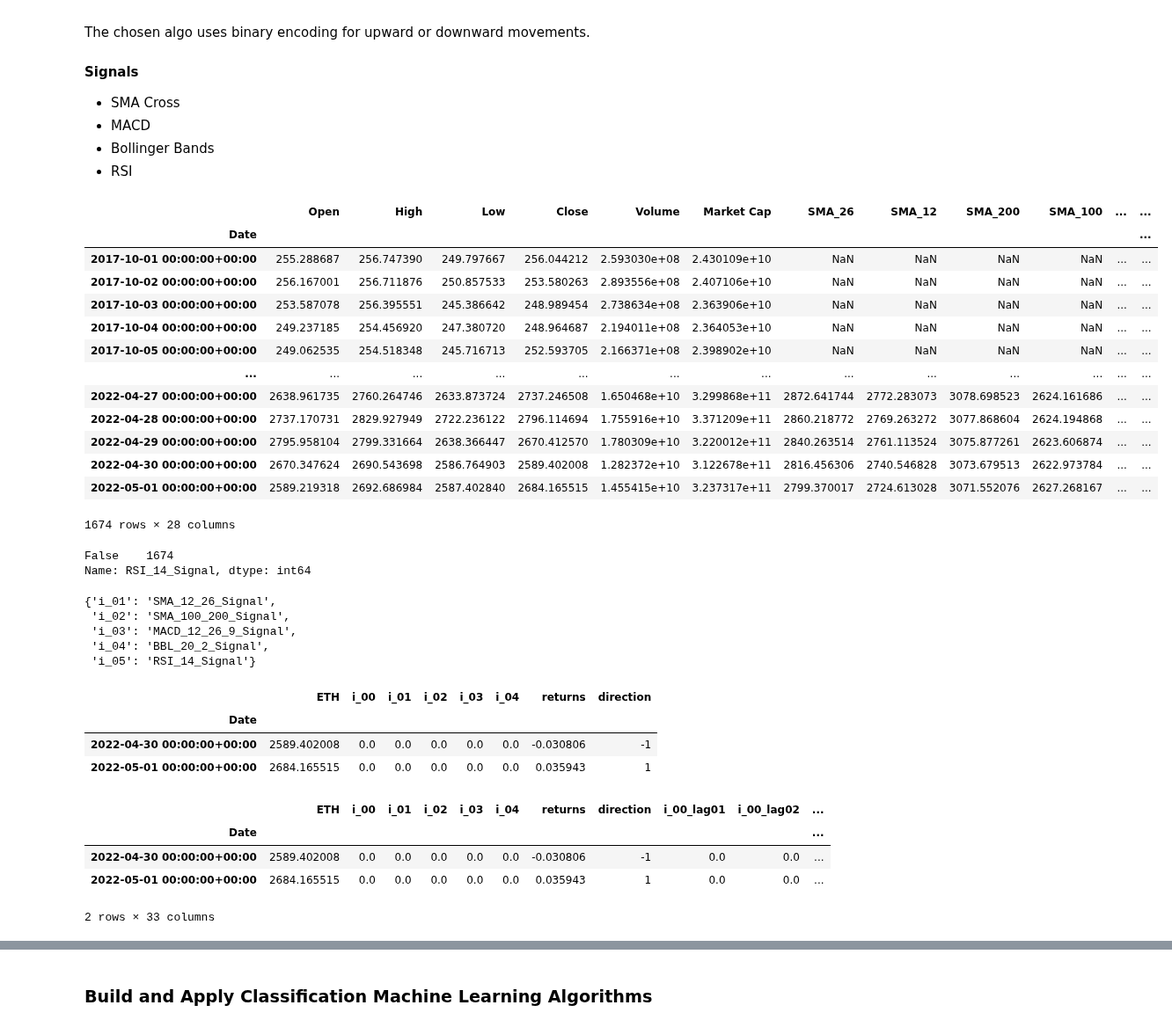
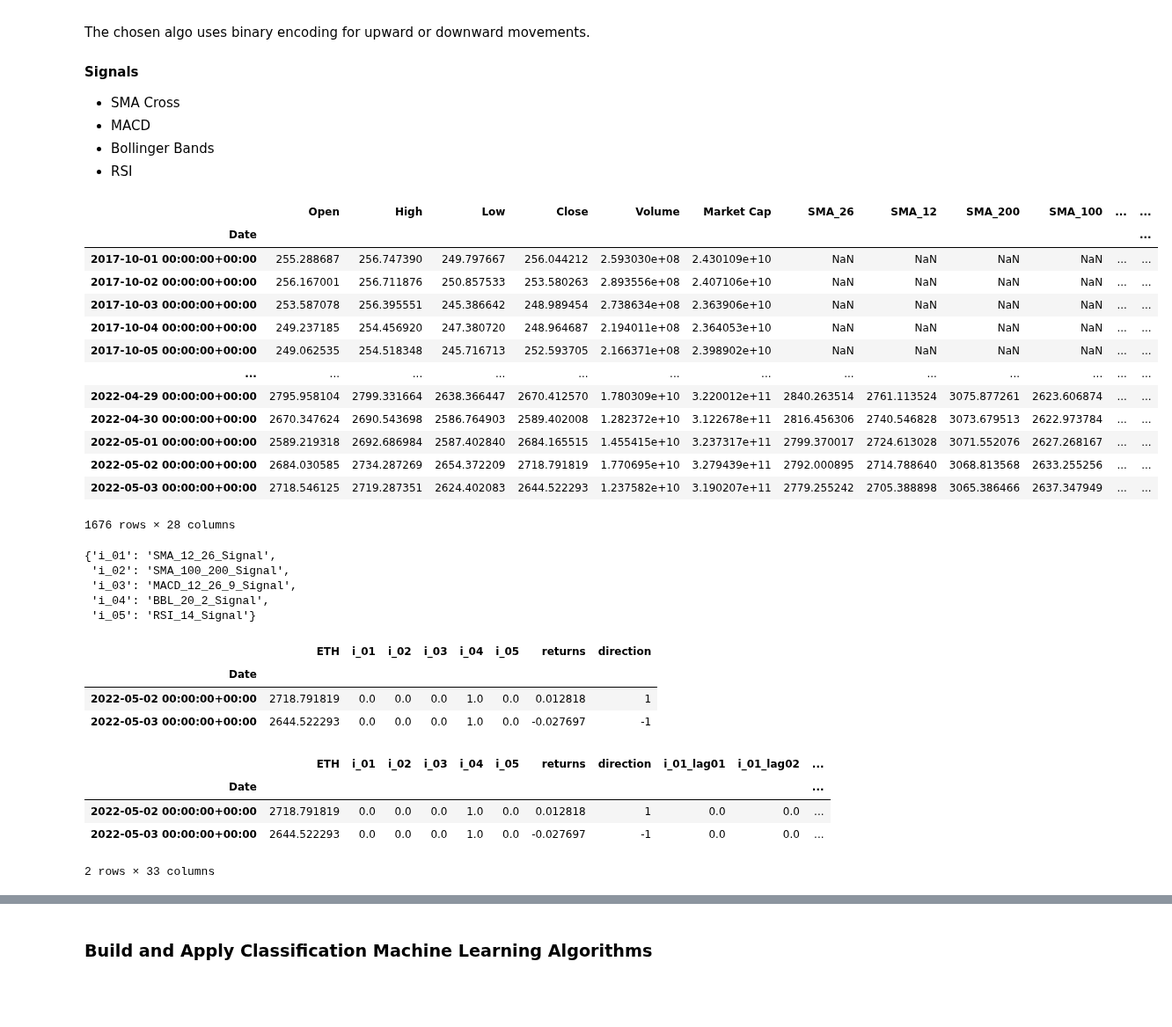
Before and after one commit to giocaizzi/surfingcrypto, a Jupyter notebook: notebooks/algotrading.ipynb, the cells around one changed output, grey strips where cells are left out. Shown at 88% size. Cells and saved outputs as stored; diff of their text form; code cells hidden in the pictures; blank space fills up the shorter version.

```diff
--- a/notebooks/algotrading.ipynb
+++ b/notebooks/algotrading.ipynb
@@ -122,45 +122,40 @@ signals = ts.df
 signals["SMA_12_26_Signal"] = signals.apply(sma_signal, axis=1)
 signals["SMA_100_200_Signal"] = signals.apply(sma_signal,args=(["SMA_100","SMA_200"],), axis=1)
 
 #MACD
 signals["MACD_12_26_9_Signal"] = signals.apply(macd_signal, axis=1)
 
 ## BB
 signals["PREV_STOCK"] = signals["Close"].shift(1)
 signals["PREV_LOWERBB"] = signals["BBL_20_2.0"].shift(1)
 signals["PREV_UPPERBB"] = signals["BBU_20_2.0"].shift(1)
-signals["BBL_20_2_Signal"] = signals.apply(bb_signal, args=(0),axis=1)
+signals["BBL_20_2_Signal"] = signals.apply(bb_signal, args=(0,),axis=1)
 signals["BBL_20_2_Signal"]=signals["BBL_20_2_Signal"].fillna(method="bfill")
 signals["BBL_20_2_Signal"]=signals["BBL_20_2_Signal"].fillna(method="ffill")
 
 # RSI
 signals["PREV_RSI"] = signals["RSI_14"].shift(1)
 signals["RSI_14_Signal"]=signals.apply(rsi_signal,axis=1)
 signals["RSI_14_Signal"]=signals["RSI_14_Signal"].fillna(method="bfill")
 signals["RSI_14_Signal"]=signals["RSI_14_Signal"].fillna(method="ffill")
 
 
 signals
 # %% [output]
 |  | Open | High | Low | Close | Volume | Market Cap | SMA_26 | SMA_12 | SMA_200 | SMA_100 | ... | ... |
 | Date |  |  |  |  |  |  |  |  |  |  |  | ... |
 | 2017-10-01 00:00:00+00:00 | 255.288687 | 256.747390 | 249.797667 | 256.044212 | 2.593030e+08 | 2.430109e+10 | NaN | NaN | NaN | NaN | ... | ... |
 | 2017-10-02 00:00:00+00:00 | 256.167001 | 256.711876 | 250.857533 | 253.580263 | 2.893556e+08 | 2.407106e+10 | NaN | NaN | NaN | NaN | ... | ... |
 | 2017-10-03 00:00:00+00:00 | 253.587078 | 256.395551 | 245.386642 | 248.989454 | 2.738634e+08 | 2.363906e+10 | NaN | NaN | NaN | NaN | ... | ... |
 | 2017-10-04 00:00:00+00:00 | 249.237185 | 254.456920 | 247.380720 | 248.964687 | 2.194011e+08 | 2.364053e+10 | NaN | NaN | NaN | NaN | ... | ... |
 | 2017-10-05 00:00:00+00:00 | 249.062535 | 254.518348 | 245.716713 | 252.593705 | 2.166371e+08 | 2.398902e+10 | NaN | NaN | NaN | NaN | ... | ... |
 | ... | ... | ... | ... | ... | ... | ... | ... | ... | ... | ... | ... | ... |
-| 2022-04-27 00:00:00+00:00 | 2638.961735 | 2760.264746 | 2633.873724 | 2737.246508 | 1.650468e+10 | 3.299868e+11 | 2872.641744 | 2772.283073 | 3078.698523 | 2624.161686 | ... | ... |
-| 2022-04-28 00:00:00+00:00 | 2737.170731 | 2829.927949 | 2722.236122 | 2796.114694 | 1.755916e+10 | 3.371209e+11 | 2860.218772 | 2769.263272 | 3077.868604 | 2624.194868 | ... | ... |
 | 2022-04-29 00:00:00+00:00 | 2795.958104 | 2799.331664 | 2638.366447 | 2670.412570 | 1.780309e+10 | 3.220012e+11 | 2840.263514 | 2761.113524 | 3075.877261 | 2623.606874 | ... | ... |
 | 2022-04-30 00:00:00+00:00 | 2670.347624 | 2690.543698 | 2586.764903 | 2589.402008 | 1.282372e+10 | 3.122678e+11 | 2816.456306 | 2740.546828 | 3073.679513 | 2622.973784 | ... | ... |
 | 2022-05-01 00:00:00+00:00 | 2589.219318 | 2692.686984 | 2587.402840 | 2684.165515 | 1.455415e+10 | 3.237317e+11 | 2799.370017 | 2724.613028 | 3071.552076 | 2627.268167 | ... | ... |
+| 2022-05-02 00:00:00+00:00 | 2684.030585 | 2734.287269 | 2654.372209 | 2718.791819 | 1.770695e+10 | 3.279439e+11 | 2792.000895 | 2714.788640 | 3068.813568 | 2633.255256 | ... | ... |
+| 2022-05-03 00:00:00+00:00 | 2718.546125 | 2719.287351 | 2624.402083 | 2644.522293 | 1.237582e+10 | 3.190207e+11 | 2779.255242 | 2705.388898 | 3065.386466 | 2637.347949 | ... | ... |
-1674 rows × 28 columns
+1676 rows × 28 columns
-# %%
-signals["RSI_14_Signal"].isna().value_counts()
-# %% [output]
-False    1674
-Name: RSI_14_Signal, dtype: int64
 # %%
 
 dicts = {}
@@ -195,10 +190,10 @@ stock.dropna(inplace=True)
 stock["direction"] = np.sign(stock["returns"]).astype(int)
 stock.tail(2)
 # %% [output]
-|  | ETH | i_00 | i_01 | i_02 | i_03 | i_04 | returns | direction |
+|  | ETH | i_01 | i_02 | i_03 | i_04 | i_05 | returns | direction |
 | Date |  |  |  |  |  |  |  |  |
-| 2022-04-30 00:00:00+00:00 | 2589.402008 | 0.0 | 0.0 | 0.0 | 0.0 | 0.0 | -0.030806 | -1 |
-| 2022-05-01 00:00:00+00:00 | 2684.165515 | 0.0 | 0.0 | 0.0 | 0.0 | 0.0 | 0.035943 | 1 |
+| 2022-05-02 00:00:00+00:00 | 2718.791819 | 0.0 | 0.0 | 0.0 | 1.0 | 0.0 | 0.012818 | 1 |
+| 2022-05-03 00:00:00+00:00 | 2644.522293 | 0.0 | 0.0 | 0.0 | 1.0 | 0.0 | -0.027697 | -1 |
 # %%
 
 
@@ -224,10 +219,10 @@ for col in stock.columns:
 
 stock.tail(2)
 # %% [output]
-|  | ETH | i_00 | i_01 | i_02 | i_03 | i_04 | returns | direction | i_00_lag01 | i_00_lag02 | ... |
+|  | ETH | i_01 | i_02 | i_03 | i_04 | i_05 | returns | direction | i_01_lag01 | i_01_lag02 | ... |
 | Date |  |  |  |  |  |  |  |  |  |  | ... |
-| 2022-04-30 00:00:00+00:00 | 2589.402008 | 0.0 | 0.0 | 0.0 | 0.0 | 0.0 | -0.030806 | -1 | 0.0 | 0.0 | ... |
-| 2022-05-01 00:00:00+00:00 | 2684.165515 | 0.0 | 0.0 | 0.0 | 0.0 | 0.0 | 0.035943 | 1 | 0.0 | 0.0 | ... |
+| 2022-05-02 00:00:00+00:00 | 2718.791819 | 0.0 | 0.0 | 0.0 | 1.0 | 0.0 | 0.012818 | 1 | 0.0 | 0.0 | ... |
+| 2022-05-03 00:00:00+00:00 | 2644.522293 | 0.0 | 0.0 | 0.0 | 1.0 | 0.0 | -0.027697 | -1 | 0.0 | 0.0 | ... |
 2 rows × 33 columns
 # %%
 cols_bin
```
Also changed, not shown: parts of 12 cells of this notebook, 1 other file.
